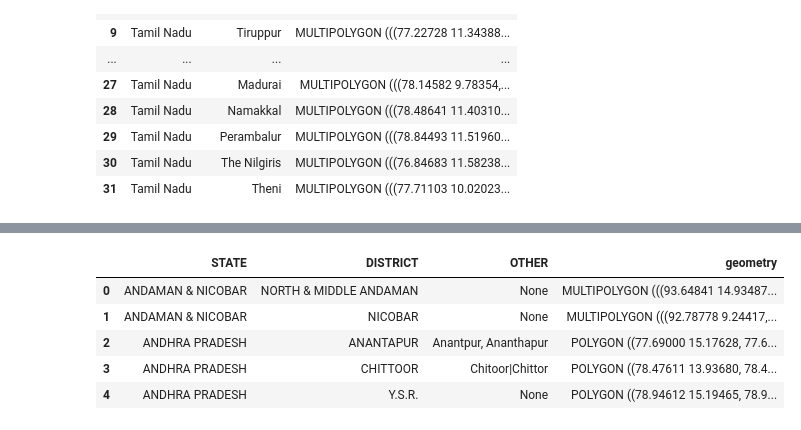
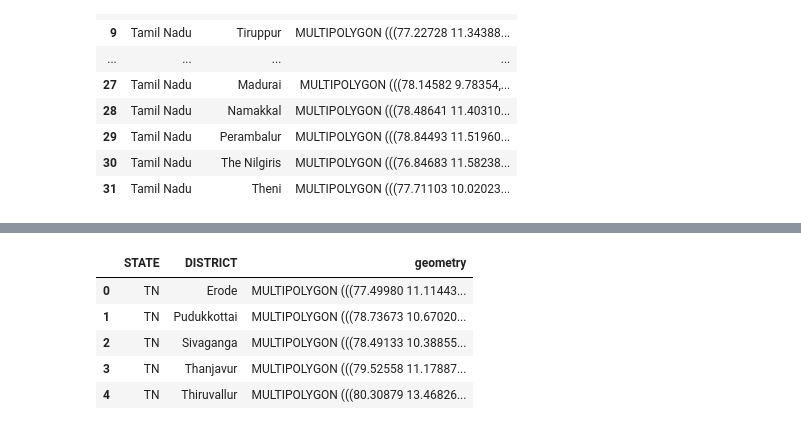
Before and after one commit to sbenstewart/smart-india-hackathon, a Jupyter notebook: code.ipynb, the cells around one changed output, grey strips where cells are left out. Cells and saved outputs as stored; diff of their text form; code cells hidden in the pictures.

```diff
--- a/code.ipynb
+++ b/code.ipynb
@@ -177,15 +159,16 @@ map_df.plot()
 # %%
 #make the GEOdataframe keys same as that in the dataset
-map_df['DISTRICT'] = map_df.DISTRICT.str.upper()
-map_df['STATE'] = map_df.STATE.str.upper()
+#map_df['DISTRICT'] = map_df.DISTRICT.str.upper()
+#map_df['STATE'] = map_df.STATE.str.upper()
+map_df['STATE'] = 'TN'
 map_df.head()
 # %% [output]
-|  | STATE | DISTRICT | OTHER | geometry |
-| 0 | ANDAMAN & NICOBAR | NORTH & MIDDLE ANDAMAN | None | MULTIPOLYGON (((93.64841 14.93487... |
-| 1 | ANDAMAN & NICOBAR | NICOBAR | None | MULTIPOLYGON (((92.78778 9.24417,... |
-| 2 | ANDHRA PRADESH | ANANTAPUR | Anantpur, Ananthapur | POLYGON ((77.69000 15.17628, 77.6... |
-| 3 | ANDHRA PRADESH | CHITTOOR | Chitoor|Chittor | POLYGON ((78.47611 13.93680, 78.4... |
-| 4 | ANDHRA PRADESH | Y.S.R. | None | POLYGON ((78.94612 15.19465, 78.9... |
+|  | STATE | DISTRICT | geometry |
+| 0 | TN | Erode | MULTIPOLYGON (((77.49980 11.11443... |
+| 1 | TN | Pudukkottai | MULTIPOLYGON (((78.73673 10.67020... |
+| 2 | TN | Sivaganga | MULTIPOLYGON (((78.49133 10.38855... |
+| 3 | TN | Thanjavur | MULTIPOLYGON (((79.52558 11.17887... |
+| 4 | TN | Thiruvallur | MULTIPOLYGON (((80.30879 13.46826... |
 # %%
 #left join the GEOdataframe on the dataset
 df = df.join(map_df.set_index(['DISTRICT','STATE']), on=['DISTRICT','STATE'])
```
Also changed, not shown: parts of 9 cells of this notebook.
